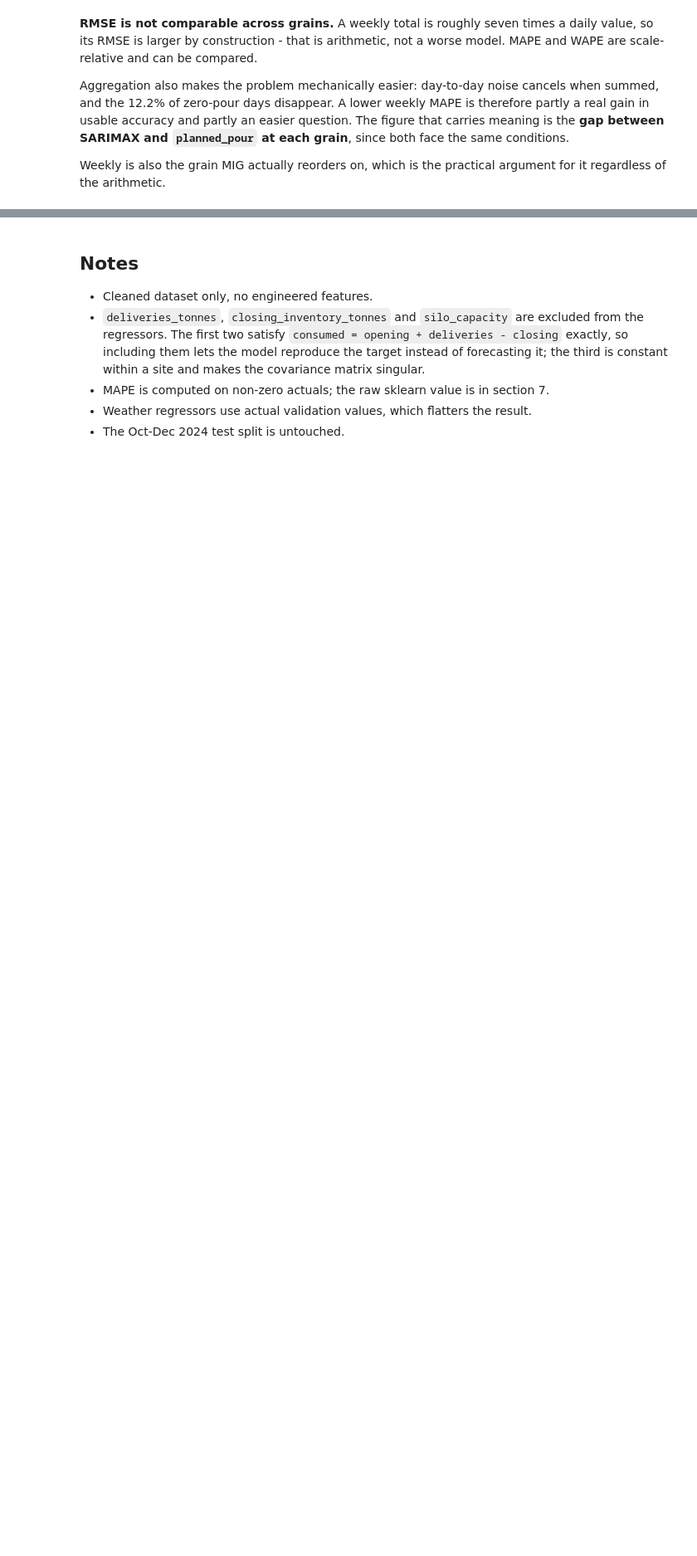
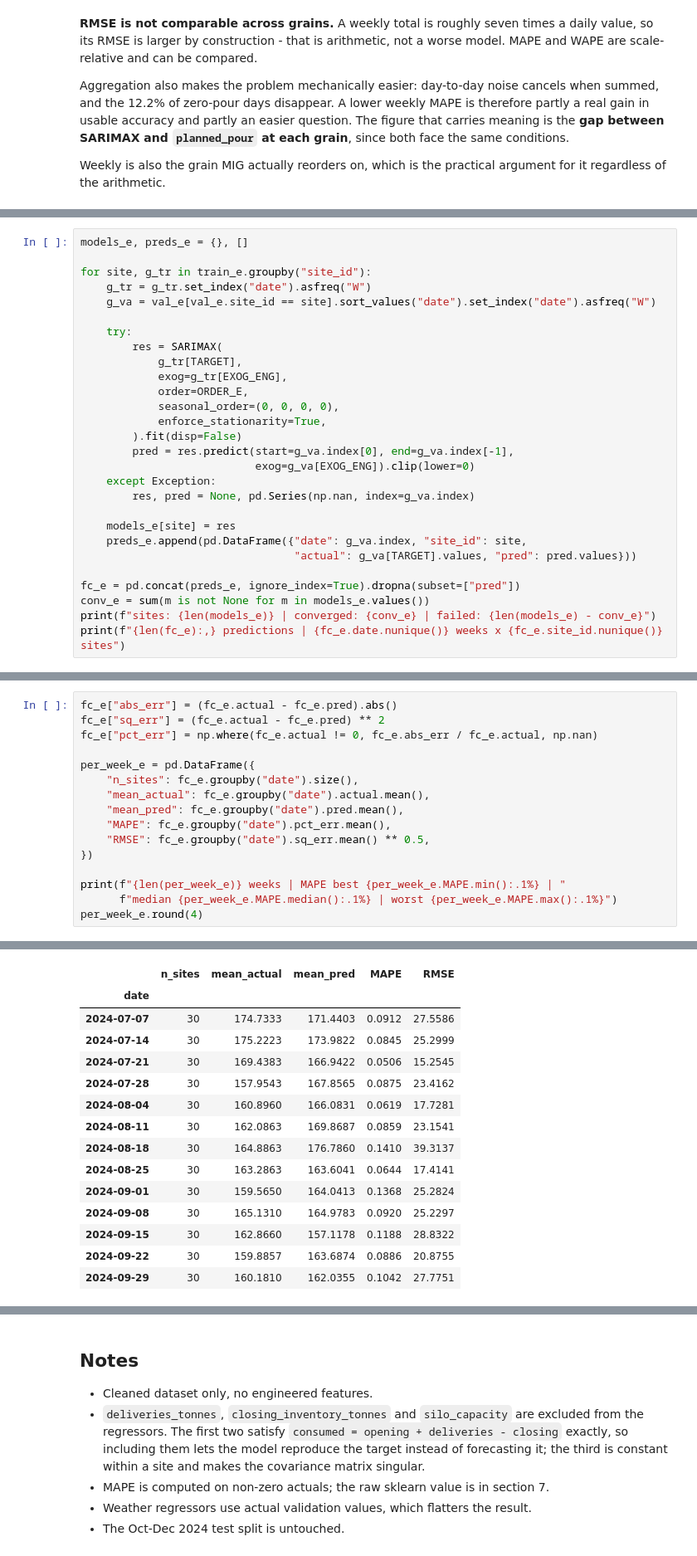
Before and after one commit to Olamideoo/MIG_Cement_Demand_Forecasting, a Jupyter notebook: NOTEBOOKS/04_Model_Development.ipynb, the cells around one changed output, grey strips where cells are left out. Shown at 83% size. Cells and saved outputs as stored; diff of their text form; blank space fills up the shorter version.

```diff
--- a/NOTEBOOKS/04_Model_Development.ipynb
+++ b/NOTEBOOKS/04_Model_Development.ipynb
@@ -725,0 +939,28 @@ for it regardless of the arithmetic.
+# %%
+models_e, preds_e = {}, []
+
+for site, g_tr in train_e.groupby("site_id"):
+    g_tr = g_tr.set_index("date").asfreq("W")
+    g_va = val_e[val_e.site_id == site].sort_values("date").set_index("date").asfreq("W")
+
+    try:
+        res = SARIMAX(
+            g_tr[TARGET],
+            exog=g_tr[EXOG_ENG],
+            order=ORDER_E,
+            seasonal_order=(0, 0, 0, 0),
+            enforce_stationarity=True,
+        ).fit(disp=False)
+        pred = res.predict(start=g_va.index[0], end=g_va.index[-1],
+                           exog=g_va[EXOG_ENG]).clip(lower=0)
+    except Exception:
+        res, pred = None, pd.Series(np.nan, index=g_va.index)
+
+    models_e[site] = res
+    preds_e.append(pd.DataFrame({"date": g_va.index, "site_id": site,
+                                 "actual": g_va[TARGET].values, "pred": pred.values}))
+
+fc_e = pd.concat(preds_e, ignore_index=True).dropna(subset=["pred"])
+conv_e = sum(m is not None for m in models_e.values())
+print(f"sites: {len(models_e)} | converged: {conv_e} | failed: {len(models_e) - conv_e}")
+print(f"{len(fc_e):,} predictions | {fc_e.date.nunique()} weeks x {fc_e.site_id.nunique()} sites")
@@ -725,0 +972,17 @@ for it regardless of the arithmetic.
+# %%
+fc_e["abs_err"] = (fc_e.actual - fc_e.pred).abs()
+fc_e["sq_err"] = (fc_e.actual - fc_e.pred) ** 2
+fc_e["pct_err"] = np.where(fc_e.actual != 0, fc_e.abs_err / fc_e.actual, np.nan)
+
+per_week_e = pd.DataFrame({
+    "n_sites": fc_e.groupby("date").size(),
+    "mean_actual": fc_e.groupby("date").actual.mean(),
+    "mean_pred": fc_e.groupby("date").pred.mean(),
+    "MAPE": fc_e.groupby("date").pct_err.mean(),
+    "RMSE": fc_e.groupby("date").sq_err.mean() ** 0.5,
+})
+
+print(f"{len(per_week_e)} weeks | MAPE best {per_week_e.MAPE.min():.1%} | "
+      f"median {per_week_e.MAPE.median():.1%} | worst {per_week_e.MAPE.max():.1%}")
+per_week_e.round(4)
+# %% [output]
@@ -725,0 +990,15 @@ for it regardless of the arithmetic.
+|  | n_sites | mean_actual | mean_pred | MAPE | RMSE |
+| date |  |  |  |  |  |
+| 2024-07-07 | 30 | 174.7333 | 171.4403 | 0.0912 | 27.5586 |
+| 2024-07-14 | 30 | 175.2223 | 173.9822 | 0.0845 | 25.2999 |
+| 2024-07-21 | 30 | 169.4383 | 166.9422 | 0.0506 | 15.2545 |
+| 2024-07-28 | 30 | 157.9543 | 167.8565 | 0.0875 | 23.4162 |
+| 2024-08-04 | 30 | 160.8960 | 166.0831 | 0.0619 | 17.7281 |
+| 2024-08-11 | 30 | 162.0863 | 169.8687 | 0.0859 | 23.1541 |
+| 2024-08-18 | 30 | 164.8863 | 176.7860 | 0.1410 | 39.3137 |
+| 2024-08-25 | 30 | 163.2863 | 163.6041 | 0.0644 | 17.4141 |
+| 2024-09-01 | 30 | 159.5650 | 164.0413 | 0.1368 | 25.2824 |
+| 2024-09-08 | 30 | 165.1310 | 164.9783 | 0.0920 | 25.2297 |
+| 2024-09-15 | 30 | 162.8660 | 157.1178 | 0.1188 | 28.8322 |
+| 2024-09-22 | 30 | 159.8857 | 163.6874 | 0.0886 | 20.8755 |
+| 2024-09-29 | 30 | 160.1810 | 162.0355 | 0.1042 | 27.7751 |
```
Also changed, not shown: parts of 28 cells of this notebook.
